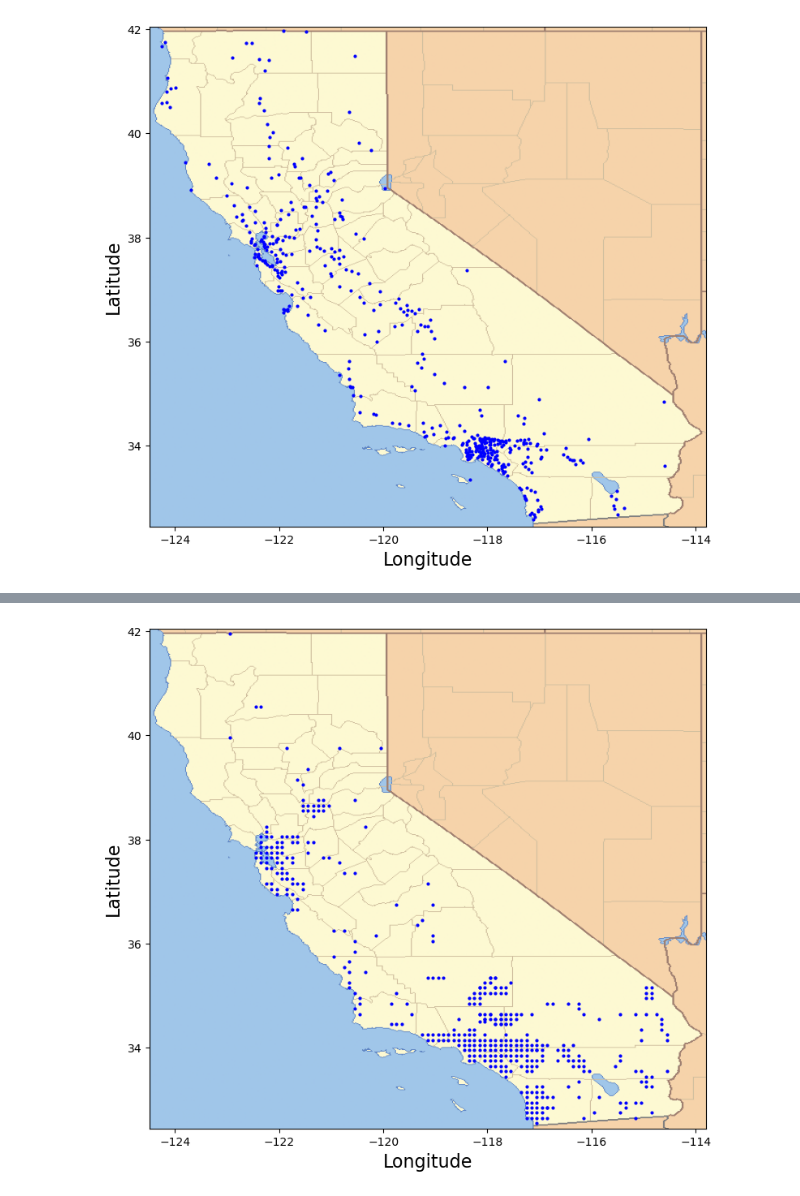
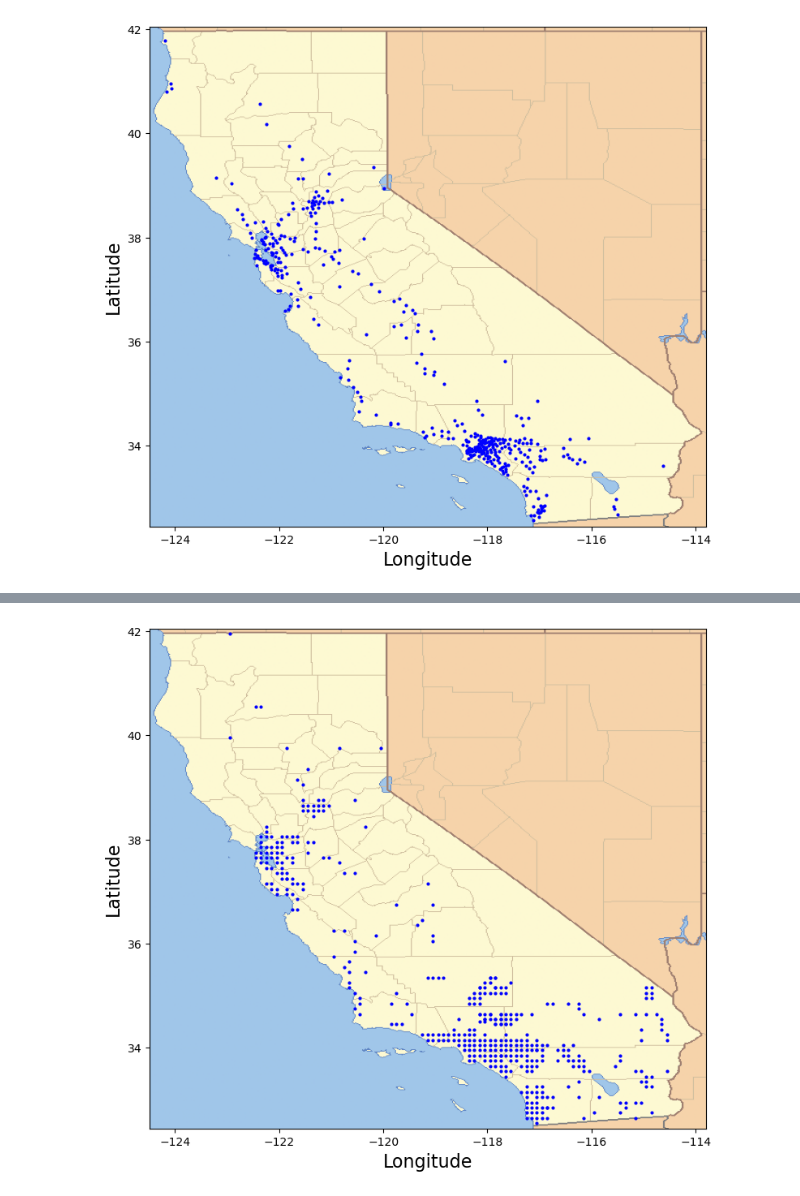
Before and after one commit to mattwheeler092/solar-power-output-prediction, a Jupyter notebook: lat_long_data/create_lat_long_list.ipynb, the cells around one changed output, grey strips where cells are left out. Drawn from its saved outputs; the diff is of its cells as text; code cells hidden in the pictures.

Commit message:
new location plots

```diff
--- a/lat_long_data/create_lat_long_list.ipynb
+++ b/lat_long_data/create_lat_long_list.ipynb
@@ -20,14 +20,14 @@ SOUTH_POINT = 32.45
 # %%
 def plot_lat_long(df, s=4, c='b',
     save_file_path=None,
-    cal_pic_file_path='data/california.png'):
+    cal_pic_file_path='california.png'):
     """ Function to plot lat / long points on california map"""
     image_array = image.imread(cal_pic_file_path)
     _, ax = plt.subplots(figsize=(10,8))
     extent = [WEST_POINT, EAST_POINT, SOUTH_POINT, NORTH_POINT]
     ax.imshow(image_array, extent=extent)
     for _, row in df.iterrows():
-        ax.scatter(row['Longitude'], row['Latitude'], c=c, s=s)
+        ax.scatter(row['lon'], row['lat'], c=c, s=s)
     ax.set_xlabel("Longitude", fontsize=16)
     ax.set_ylabel("Latitude", fontsize=16)
     if save_file_path is not None:
@@ -36,5 +106,5 @@ def plot_lat_long(df, s=4, c='b',
 # %%
-df_lat_long = pd.read_csv('data/cal_cities_lat_long.csv')
-plot_lat_long(df_lat_long, save_file_path='data/cal_cities_plot.png')
+df_lat_long = pd.read_csv('400_cities.csv')
+plot_lat_long(df_lat_long, save_file_path='400_cities.png')
 # %% [output]
-[figure, old version]
+[figure, new version]
```
Also changed, not shown: parts of 13 cells of this notebook.
